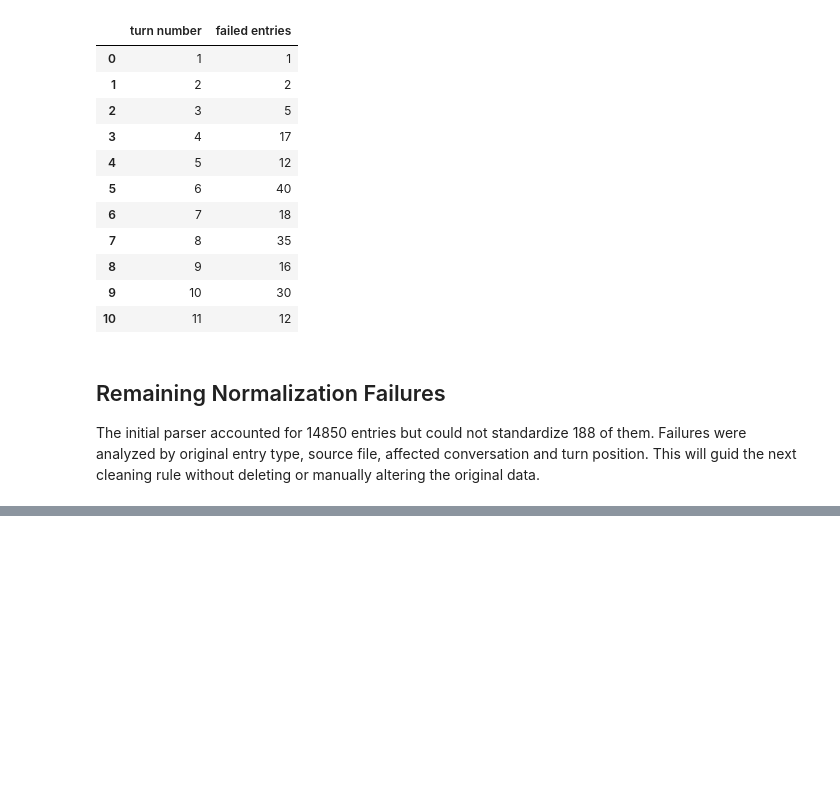
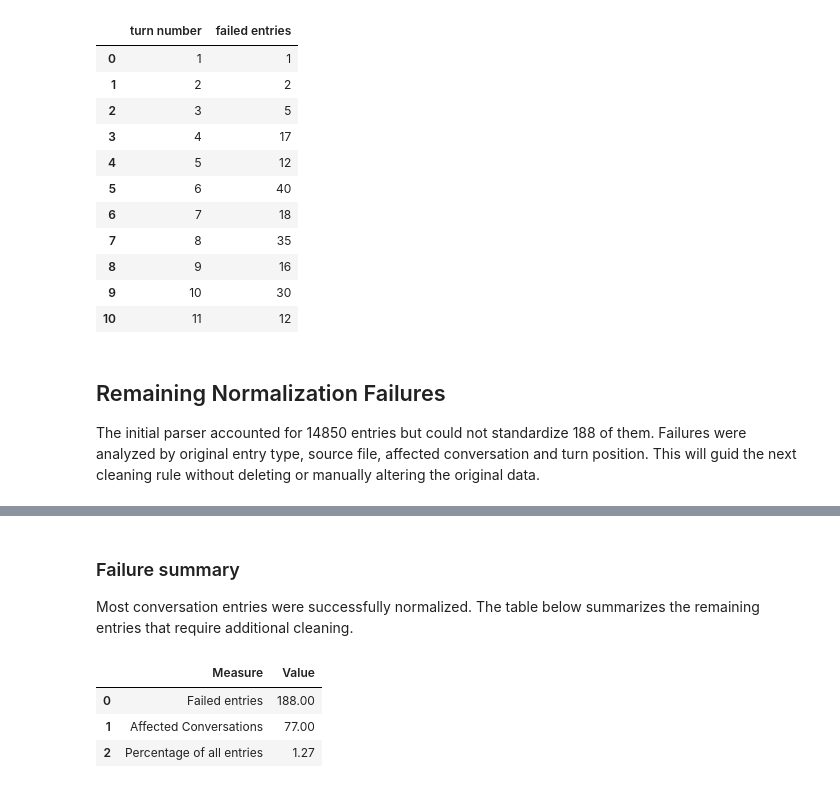
Before and after one commit to jfilloon/MTPD-CAPSTONE, a Jupyter notebook: notebooks/02_data_preparation.ipynb, the cells around one changed output, grey strips where cells are left out. Cells and saved outputs as stored; diff of their text form; code cells hidden in the pictures; blank space fills up the shorter version.

```diff
--- a/notebooks/02_data_preparation.ipynb
+++ b/notebooks/02_data_preparation.ipynb
@@ -337,0 +425,27 @@ The initial parser accounted for 14850 entries but could not standardize 188 of
+# %% [markdown]
+### Failure summary
+
+Most conversation entries were successfully normalized. The table below summarizes the remaining entries that require additional cleaning.
+# %%
+total_entries = 14850
+
+failure_summary = pd.DataFrame({
+    "Measure": [
+        "Failed entries",
+        "Affected Conversations",
+        "Percentage of all entries"
+    ],
+
+    "Value" : [
+        len(failed_entries_df),
+        failed_entries_df["conversation_id"].nunique(),
+        round(len(failed_entries_df) / total_entries * 100, 2)
+    ]
+})
+
+display(failure_summary)
+# %% [output]
+|  | Measure | Value |
+| 0 | Failed entries | 188.00 |
+| 1 | Affected Conversations | 77.00 |
+| 2 | Percentage of all entries | 1.27 |
```
Also changed, not shown: parts of 7 cells of this notebook.
